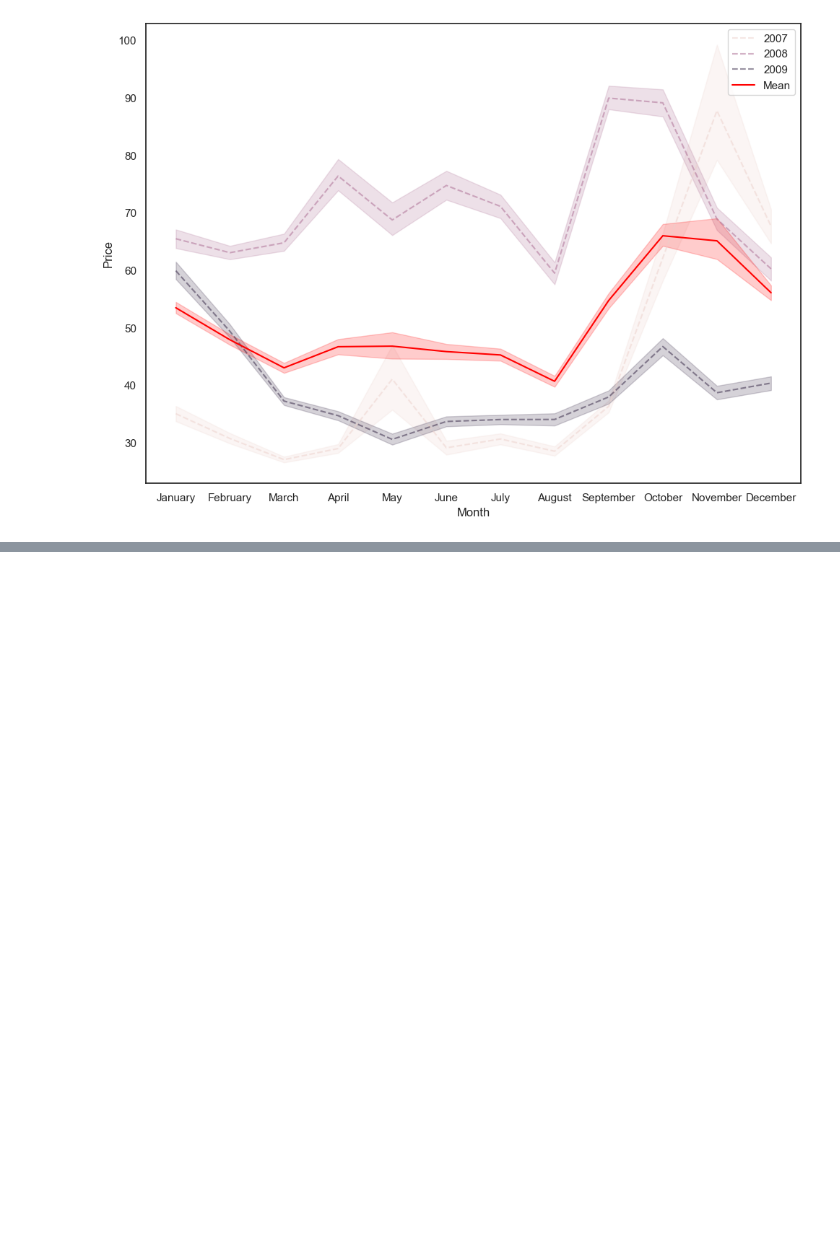
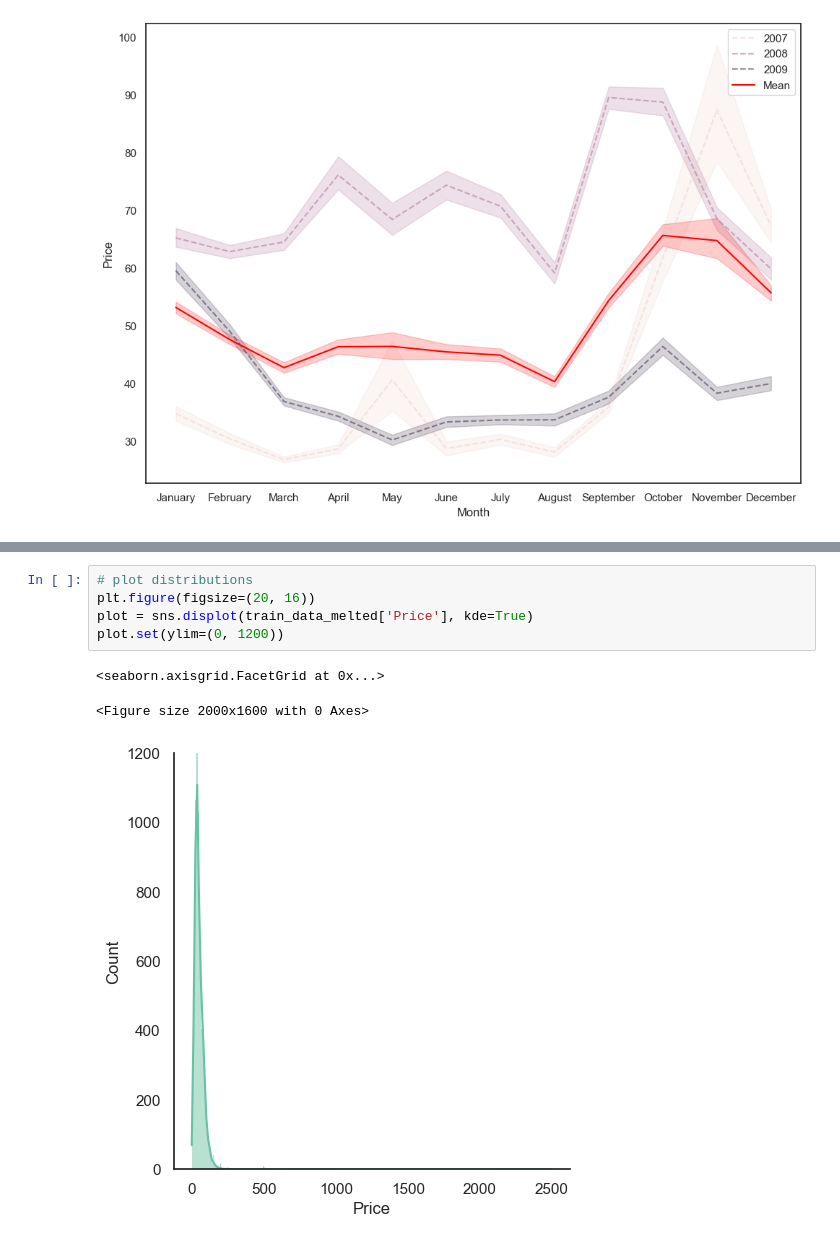
Before and after one commit to rnambaa/project-reinforcement-learning, a Jupyter notebook: EDA.ipynb, the cells around one changed output, grey strips where cells are left out. Cells and saved outputs as stored; diff of their text form; blank space fills up the shorter version.

```diff
--- a/EDA.ipynb
+++ b/EDA.ipynb
@@ -84,2 +72,11 @@ sns.lineplot(data=train_data_melted, x='Year', y='Price', label='Mean', color='r
+# %%
+# plot distributions
+plt.figure(figsize=(20, 16))
+plot = sns.displot(train_data_melted['Price'], kde=True)
+plot.set(ylim=(0, 1200))
+# %% [output]
+<seaborn.axisgrid.FacetGrid at 0x...>
+<Figure size 2000x1600 with 0 Axes>
+[figure, added]
 # %%
 # plot distributions
```
Also changed, not shown: parts of 8 cells of this notebook, 3 other files.
